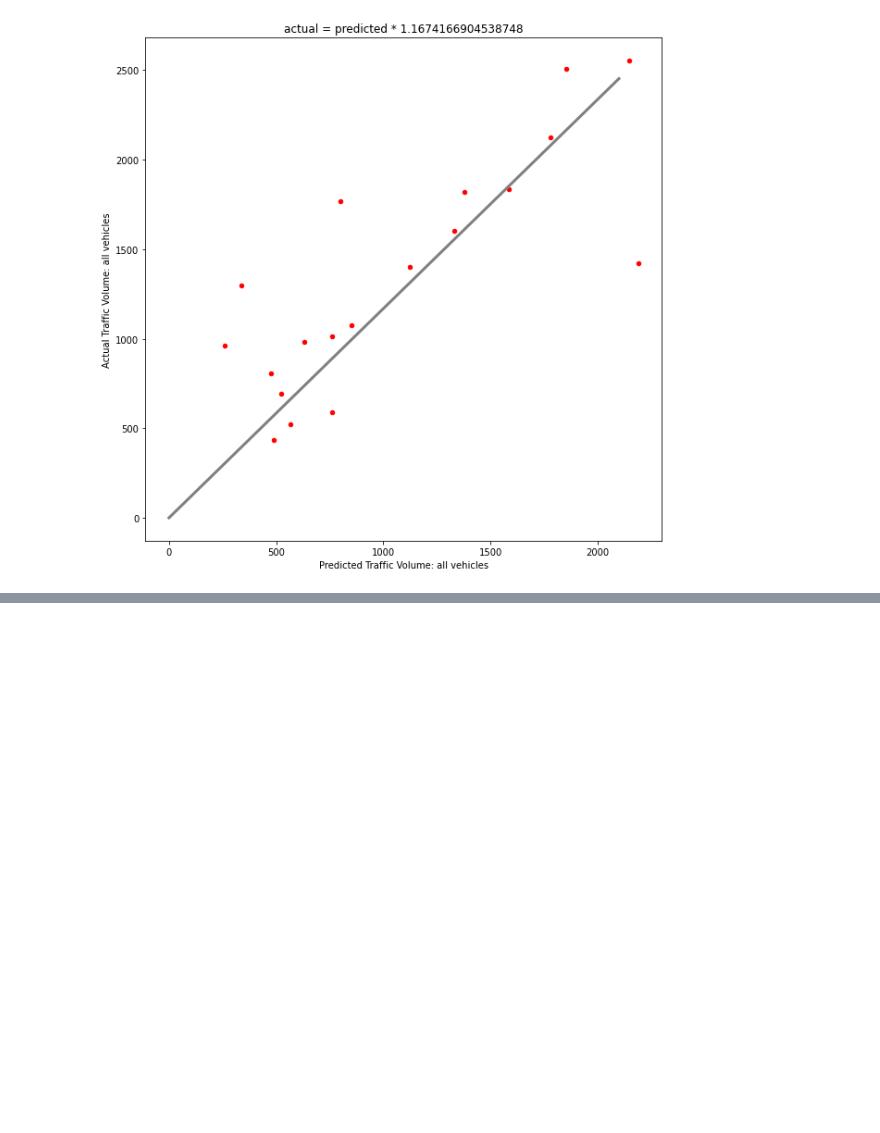
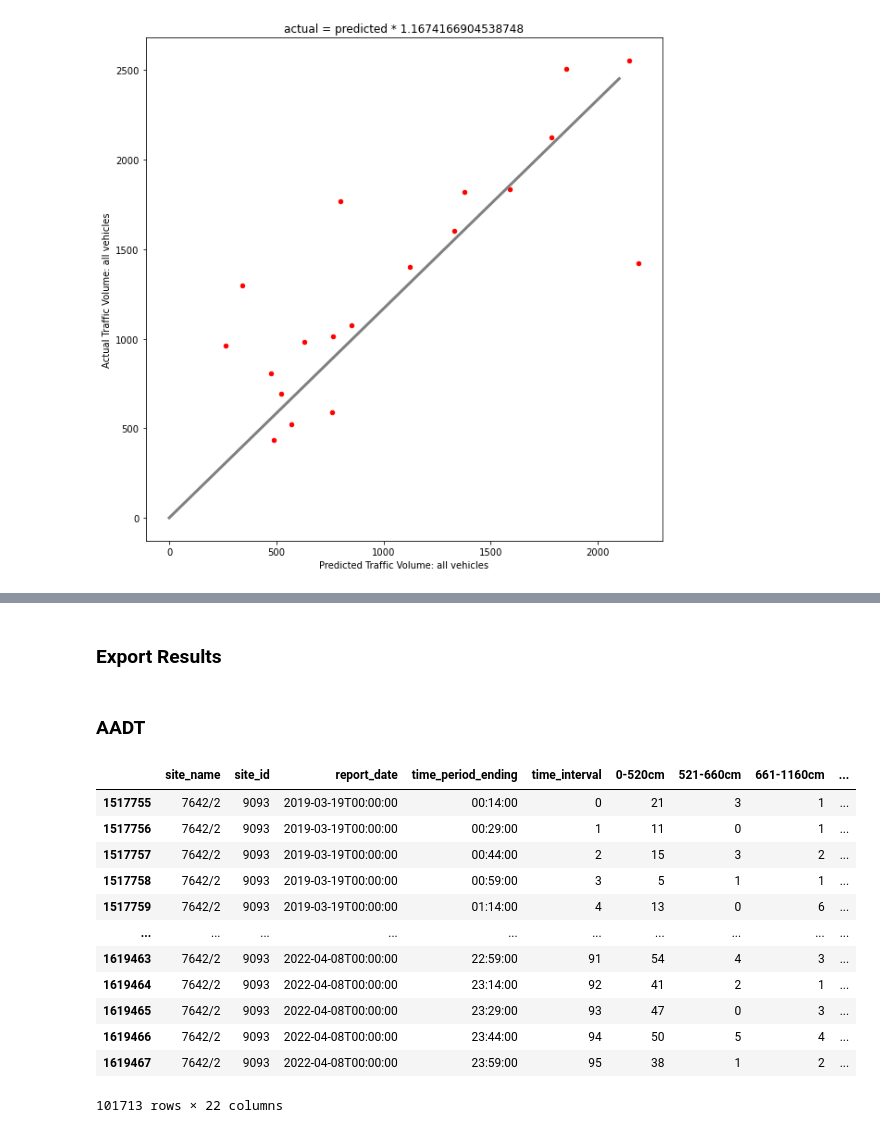
Before and after one commit to JakeRobertBaker/small-object-detection-benchmark, a Jupyter notebook: Inference-Highways.ipynb, the cells around one changed output, grey strips where cells are left out. Saved outputs shown, nothing was run; the diff lists cells and outputs as text; code cells hidden in the pictures; blank space fills up the shorter version.

```diff
--- a/Inference-Highways.ipynb
+++ b/Inference-Highways.ipynb
@@ -449,33 +396,0 @@ detections
-# %%
-# Imort the true traffic flow numbers
-clean_train_report_df = pd.read_feather('/vol/bitbucket/jrb21/project/Highways/traffic_reports/clean/full_clean_report_norm')
-train_report_volumes = clean_train_report_df[['site_name','site_id','report_date','time_period_ending','time_interval','0-520cm','521-660cm','661-1160cm','1160+cm','avg_mph','total_volume','timestamp']]
-
-# Sites for each road
-M42_sites = ['10560', '10337', '10398']
-A452_sites = ['9092', '9093']
-M6_sites = ['18212', '18227']
-A45_sites = ['9490', '9491']
-
-# Group count stations by the roads
-train_report_volumes.loc[:,'road'] = train_report_volumes.site_id.apply(
-    lambda x: 'M6' if x in M6_sites
-    else 'A45' if x in A45_sites
-    else 'A452' if x in A452_sites
-    else 'M42' if x in M42_sites
-    else '' )
-
-# Filter onto our focus roads
-train_report_volumes = train_report_volumes.loc[train_report_volumes.road != '']
-train_report_volumes = train_report_volumes.loc[(train_report_volumes.timestamp.dt.year==2021) &
-                         (train_report_volumes.timestamp.dt.month==6) &
-                         (train_report_volumes.timestamp.dt.day==15) &
-                          (train_report_volumes.timestamp.dt.hour==11) &
-                          (train_report_volumes.time_interval == '44')]
-
-# We will use speed to find the time it takes to cross the image
-train_report_volumes.avg_mph = train_report_volumes.avg_mph.astype(int)
-
-
-# Group the data by road and apply sum aggregations for count and mean aggregation for speed
-roads_ground_truth = train_report_volumes.groupby('road').agg({'0-520cm' : 'sum', '521-660cm' : 'sum', '661-1160cm' : 'sum', '1160+cm' : 'sum', 'total_volume' : 'sum', 'avg_mph' : 'mean' })
@@ -497,2 +396,0 @@ roads_ground_truth
-# %%
-pd.set_option('display.max_columns', None)
@@ -558,0 +409,2 @@ plt.show()
+# %% [markdown]
+### Export Results
@@ -558,0 +426,18 @@ plt.show()
+# %% [markdown]
+### AADT
+# %%
+clean_train_report_df[clean_train_report_df.site_id == '9093']
+# %% [output]
+|  | site_name | site_id | report_date | time_period_ending | time_interval | 0-520cm | 521-660cm | 661-1160cm | ... |
+| 1517755 | 7642/2 | 9093 | 2019-03-19T00:00:00 | 00:14:00 | 0 | 21 | 3 | 1 | ... |
+| 1517756 | 7642/2 | 9093 | 2019-03-19T00:00:00 | 00:29:00 | 1 | 11 | 0 | 1 | ... |
+| 1517757 | 7642/2 | 9093 | 2019-03-19T00:00:00 | 00:44:00 | 2 | 15 | 3 | 2 | ... |
+| 1517758 | 7642/2 | 9093 | 2019-03-19T00:00:00 | 00:59:00 | 3 | 5 | 1 | 1 | ... |
+| 1517759 | 7642/2 | 9093 | 2019-03-19T00:00:00 | 01:14:00 | 4 | 13 | 0 | 6 | ... |
+| ... | ... | ... | ... | ... | ... | ... | ... | ... | ... |
+| 1619463 | 7642/2 | 9093 | 2022-04-08T00:00:00 | 22:59:00 | 91 | 54 | 4 | 3 | ... |
+| 1619464 | 7642/2 | 9093 | 2022-04-08T00:00:00 | 23:14:00 | 92 | 41 | 2 | 1 | ... |
+| 1619465 | 7642/2 | 9093 | 2022-04-08T00:00:00 | 23:29:00 | 93 | 47 | 0 | 3 | ... |
+| 1619466 | 7642/2 | 9093 | 2022-04-08T00:00:00 | 23:44:00 | 94 | 50 | 5 | 4 | ... |
+| 1619467 | 7642/2 | 9093 | 2022-04-08T00:00:00 | 23:59:00 | 95 | 38 | 1 | 2 | ... |
+101713 rows × 22 columns
```
Also changed, not shown: parts of 27 cells of this notebook.
